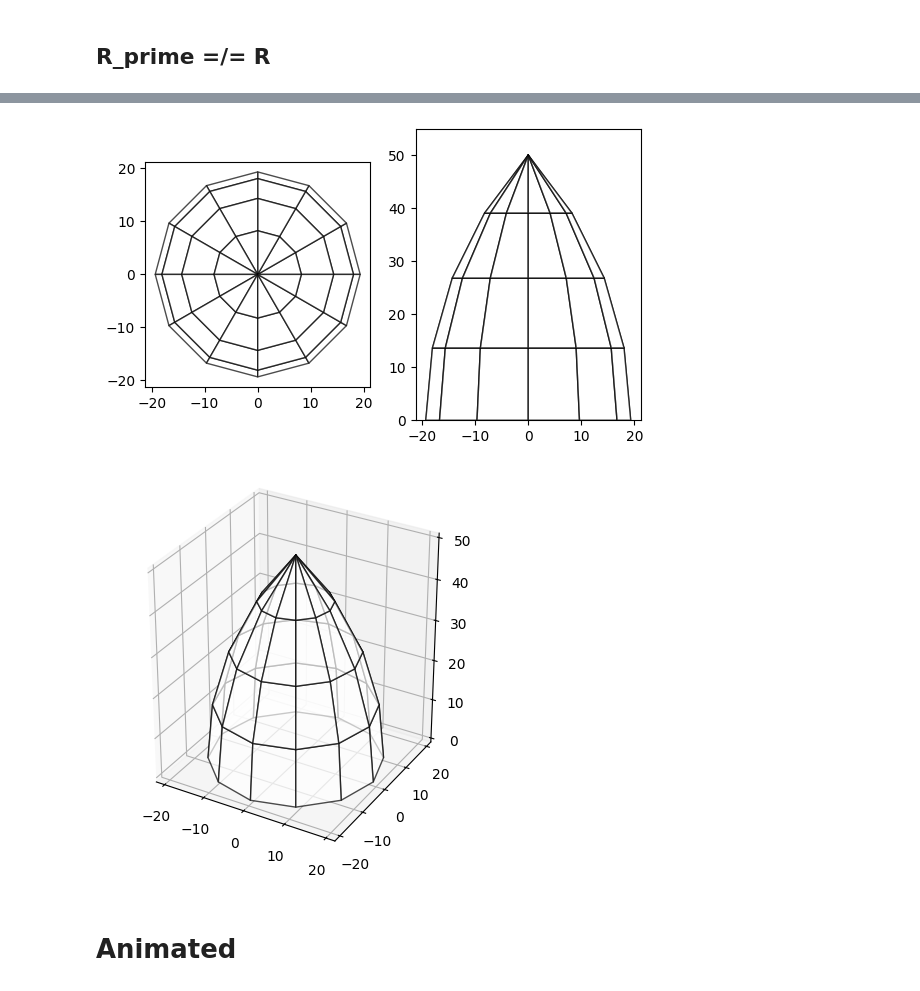
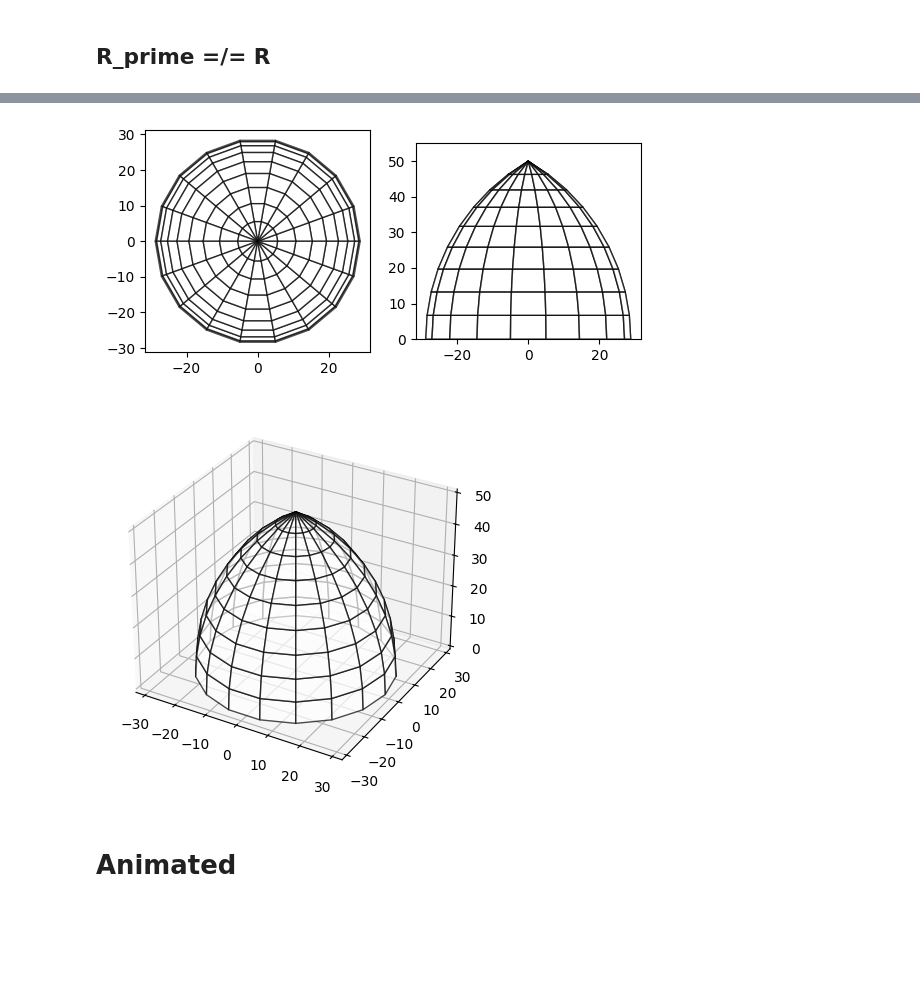
Before and after one commit to JakeLmp/polygonal-domes, a Jupyter notebook: pointy_polygonal_domes.ipynb, the cells around one changed output, grey strips where cells are left out. Cells and saved outputs as stored; diff of their text form; code cells hidden in the pictures; blank space fills up the shorter version.

```diff
--- a/pointy_polygonal_domes.ipynb
+++ b/pointy_polygonal_domes.ipynb
@@ -10,8 +10,8 @@ from mpl_toolkits.mplot3d.art3d import Poly3DCollection
 if "R_prime" in globals(): del R_prime
 
 # user-defined parameters
-NR_SIDES = 12    # base polygon
-NR_LAYERS = 4   # no. of steps until top
+NR_SIDES = 18    # base polygon
+NR_LAYERS = 9   # no. of steps until top
 SIDE_LEN = 10          # length of polygon sides
 H = 50          # height of structure
 
@@ -21,6 +21,9 @@ H = 50          # height of structure
 # derived horizontal dimensions
 ALPHA = 2*np.pi/NR_SIDES                 # base polygonal angle
 R = SIDE_LEN/(2*np.sin(np.pi/NR_SIDES))          # base radius of circumscribed circle
+
+# Sphere
+# H = R
 # %%
 # working out vertical dimensions
 M1 = (0, 0)                         # centre of base circle
@@ -134,33 +141,36 @@ angle_offset = 0#.5*m.pi + 0.2*ALPHA
 polys = create_polys(angle_offset)
 # %%
 fig, axs = plt.subplots(1,2)
+
+scale = 1.1
+x_lim = scale * np.max(polys[:,:,0])
+y_lim = scale * np.max(polys[:,:,1])
+z_lim = scale * np.max(polys[:,:,2])
 
 # TOP VIEW PROJECTION
 poly = PolyCollection(polys[:,:,:2], alpha=0.7)
 poly.set_facecolor('white')
 poly.set_edgecolor('black')
 
 axs[0].add_collection(poly)
 
-lim = 1.1*R
-axs[0].set_xlim(-lim, lim)
-axs[0].set_ylim(-lim, lim)
+axs[0].set_xlim(-x_lim, x_lim)
+axs[0].set_ylim(-y_lim, y_lim)
 axs[0].set_aspect('equal')
 
 # SIDE VIEW PROJECTION
 poly = PolyCollection(polys[:,:,0::2], alpha=0.7)
 poly.set_facecolor('white')
 poly.set_edgecolor('black')
 axs[1].add_collection(poly)
 
-lim = 1.1*R
-axs[1].set_xlim(-lim, lim)
-axs[1].set_ylim(0, 1.1*H)
+axs[1].set_xlim(-x_lim, x_lim)
+axs[1].set_ylim(0, z_lim)
 axs[1].set_aspect('equal')
 
 fig.show()
 # %% [output]
-[figure, old version]
+[figure, new version]
 # %%
 ax = plt.figure().add_subplot(projection='3d')
 
@@ -184,7 +194,7 @@ ax.add_collection3d(poly)
 ax.set_aspect('equal')
 # ax.axis('off');
 # %% [output]
-[figure, old version]
+[figure, new version]
 # %% [markdown]
 # Animated
 # %%
```
Also changed, not shown: parts of 8 cells of this notebook, 1 other file.
